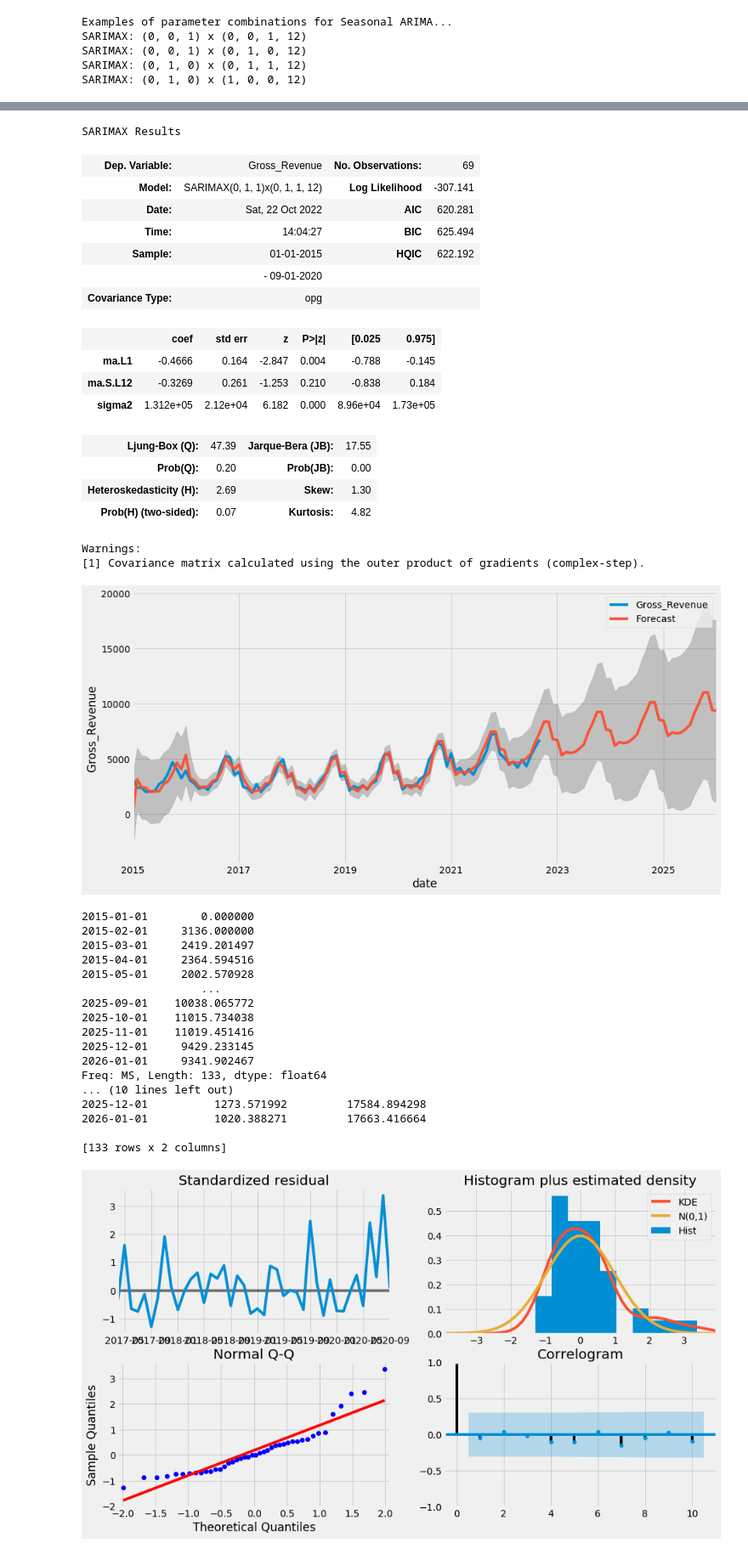
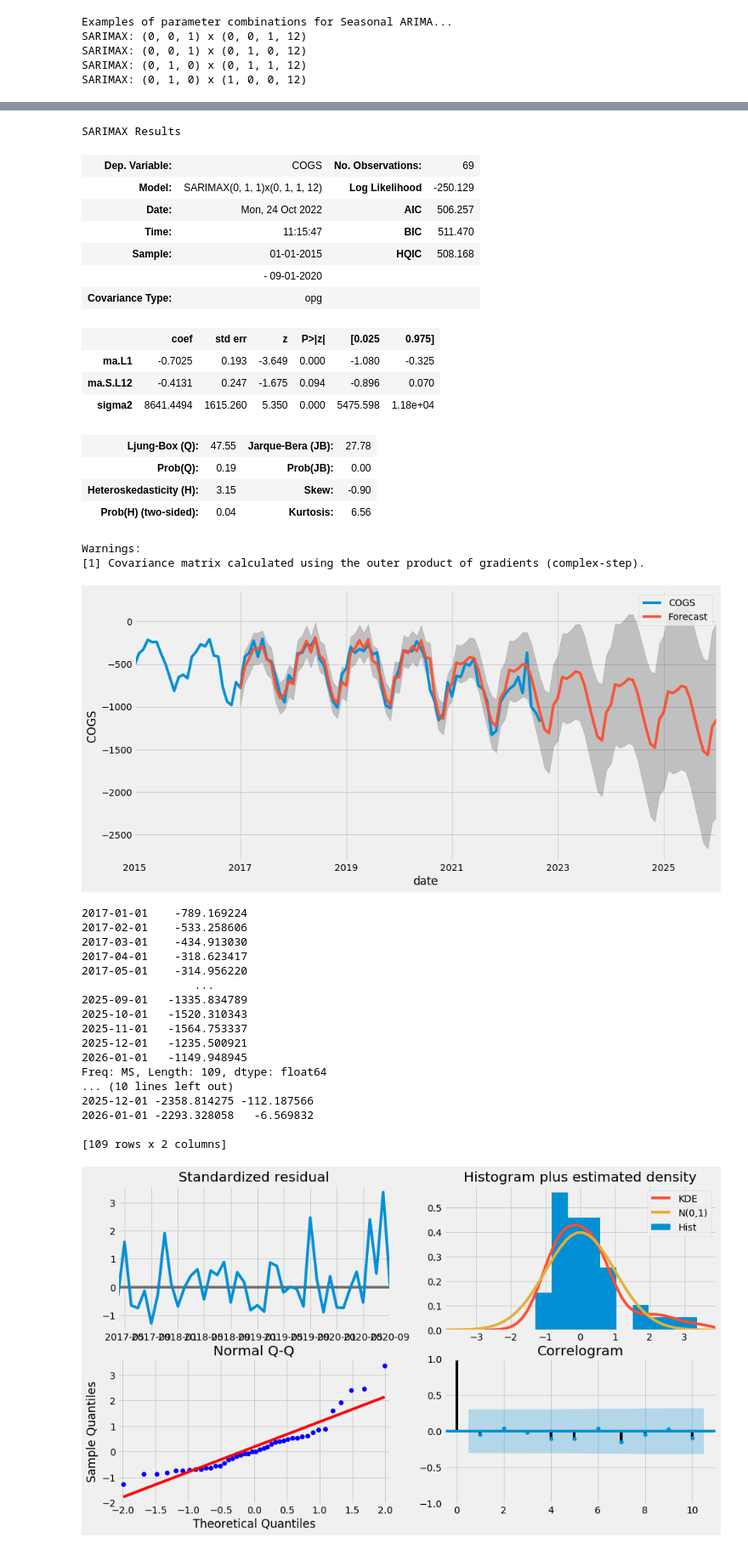
Before and after one commit to dkjastpe/dkjastpe, a Jupyter notebook: Financial_Forecasting_Model_Internship.ipynb, the cells around one changed output, grey strips where cells are left out. Shown at 85% size. Drawn from its saved outputs; the diff is of its cells as text; code cells hidden in the pictures.

```diff
--- a/Financial_Forecasting_Model_Internship.ipynb
+++ b/Financial_Forecasting_Model_Internship.ipynb
@@ -29,8 +29,8 @@ import matplotlib
 import seaborn as sns
 # %%
 #Importing data and describe it
-df = pd.read_csv("data/Gross_Revenue.csv", delimiter=";", decimal=",")
-df.columns = ['year','Gross_Revenue']
+df = pd.read_csv("data/COGS.csv", delimiter=";", decimal=",")
+df.columns = ['year','COGS']
 df.head(3)
 df.describe()
 # %% [output]
@@ -286,26 +286,26 @@ ARIMA(1, 1, 1)x(1, 1, 1, 12)12 - AIC:623.7715516674409
 min_aic_model.summary()
 # %% [output]
 SARIMAX Results
-| Dep. Variable: | Gross_Revenue | No. Observations: | 69 |
-| Model: | SARIMAX(0, 1, 1)x(0, 1, 1, 12) | Log Likelihood | -307.141 |
-| Date: | Sat, 22 Oct 2022 | AIC | 620.281 |
-| Time: | 14:04:27 | BIC | 625.494 |
-| Sample: | 01-01-2015 | HQIC | 622.192 |
+| Dep. Variable: | COGS | No. Observations: | 69 |
+| Model: | SARIMAX(0, 1, 1)x(0, 1, 1, 12) | Log Likelihood | -250.129 |
+| Date: | Mon, 24 Oct 2022 | AIC | 506.257 |
+| Time: | 11:15:47 | BIC | 511.470 |
+| Sample: | 01-01-2015 | HQIC | 508.168 |
 |  | - 09-01-2020 |  |  |
 | Covariance Type: | opg |  |  |
 |  | coef | std err | z | P>|z| | [0.025 | 0.975] |
-| ma.L1 | -0.4666 | 0.164 | -2.847 | 0.004 | -0.788 | -0.145 |
-| ma.S.L12 | -0.3269 | 0.261 | -1.253 | 0.210 | -0.838 | 0.184 |
-| sigma2 | 1.312e+05 | 2.12e+04 | 6.182 | 0.000 | 8.96e+04 | 1.73e+05 |
+| ma.L1 | -0.7025 | 0.193 | -3.649 | 0.000 | -1.080 | -0.325 |
+| ma.S.L12 | -0.4131 | 0.247 | -1.675 | 0.094 | -0.896 | 0.070 |
+| sigma2 | 8641.4494 | 1615.260 | 5.350 | 0.000 | 5475.598 | 1.18e+04 |
-| Ljung-Box (Q): | 47.39 | Jarque-Bera (JB): | 17.55 |
-| Prob(Q): | 0.20 | Prob(JB): | 0.00 |
-| Heteroskedasticity (H): | 2.69 | Skew: | 1.30 |
-| Prob(H) (two-sided): | 0.07 | Kurtosis: | 4.82 |
+| Ljung-Box (Q): | 47.55 | Jarque-Bera (JB): | 27.78 |
+| Prob(Q): | 0.19 | Prob(JB): | 0.00 |
+| Heteroskedasticity (H): | 3.15 | Skew: | -0.90 |
+| Prob(H) (two-sided): | 0.04 | Kurtosis: | 6.56 |
 Warnings:
 [1] Covariance matrix calculated using the outer product of gradients (complex-step).
 # %%
 #Period for forecast
-start_analysis = "2015-01-01"
+start_analysis = "2017-01-01"
 end_analysis = "2025-12-31"
 
 #Predictions
@@ -313,36 +313,36 @@ pred = min_aic_model.get_prediction(start=start_analysis,end=end_analysis, dynam
 # %%
 pred_ci = pred.conf_int()
 ax = y['2015':].plot(label='observed')
 pred.predicted_mean.plot(ax=ax, label='Forecast', alpha=.95, figsize=(14, 7))
 ax.fill_between(pred_ci.index,
                 pred_ci.iloc[:, 0],
                 pred_ci.iloc[:, 1], color='k', alpha=.2)
 ax.set_xlabel('date')
-ax.set_ylabel('Gross_Revenue')
+ax.set_ylabel('COGS')
 plt.legend()
 plt.show()
 
 print(pred.predicted_mean)
 print(pred_ci)
 # %% [output]
-[figure, old version]
+[figure, new version]
-2015-01-01        0.000000
-2015-02-01     3136.000000
-2015-03-01     2419.201497
-2015-04-01     2364.594516
-2015-05-01     2002.570928
-                  ...
-2025-09-01    10038.065772
-2025-10-01    11015.734038
-2025-11-01    11019.451416
-2025-12-01     9429.233145
-2026-01-01     9341.902467
-Freq: MS, Length: 133, dtype: float64
+2017-01-01    -789.169224
+2017-02-01    -533.258606
+2017-03-01    -434.913030
+2017-04-01    -318.623417
+2017-05-01    -314.956220
+                 ...
+2025-09-01   -1335.834789
+2025-10-01   -1520.310343
+2025-11-01   -1564.753337
+2025-12-01   -1235.500921
+2026-01-01   -1149.948945
+Freq: MS, Length: 109, dtype: float64
 ... (10 lines left out)
-2025-12-01          1273.571992         17584.894298
-2026-01-01          1020.388271         17663.416664
+2025-12-01 -2358.814275 -112.187566
+2026-01-01 -2293.328058   -6.569832
 
-[133 rows x 2 columns]
+[109 rows x 2 columns]
 # %%
 results.plot_diagnostics(figsize=(14, 8))
 plt.show()
```
Also changed, not shown: parts of 14 cells of this notebook, 1 other file.
